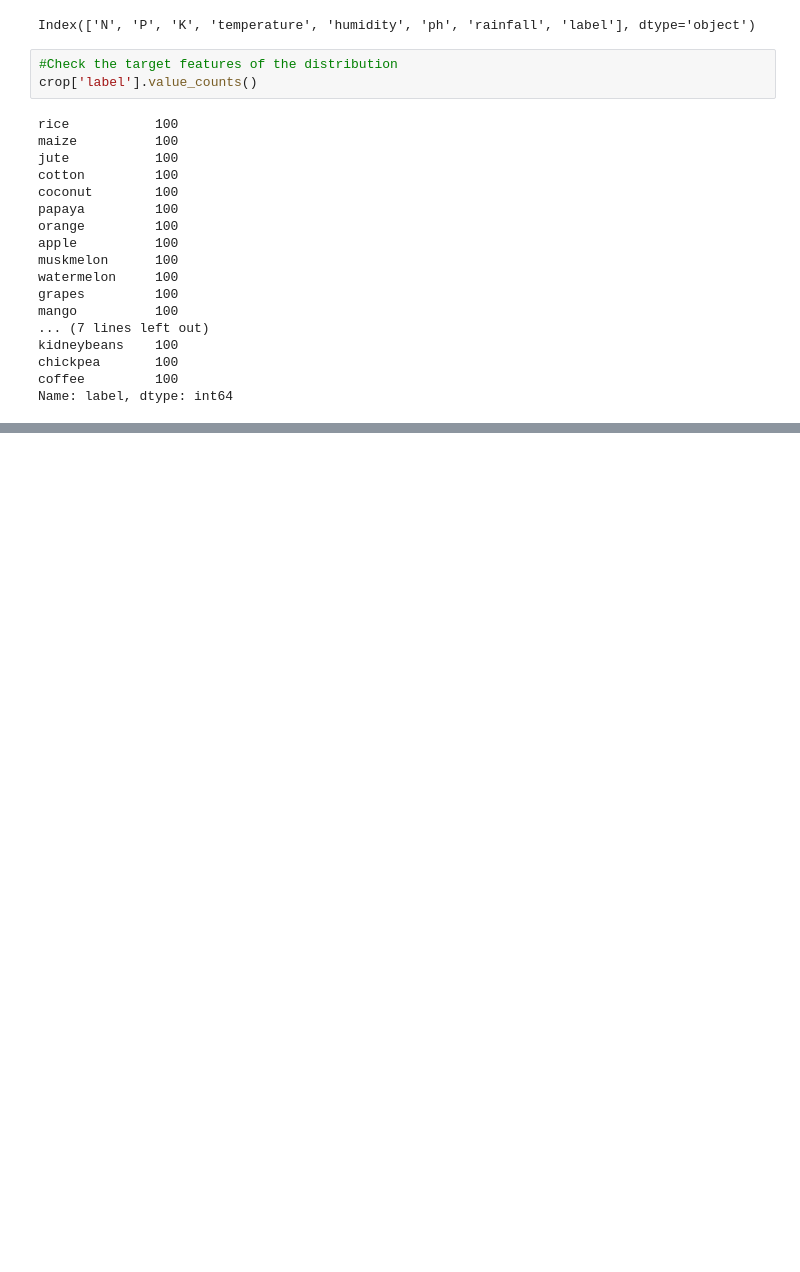
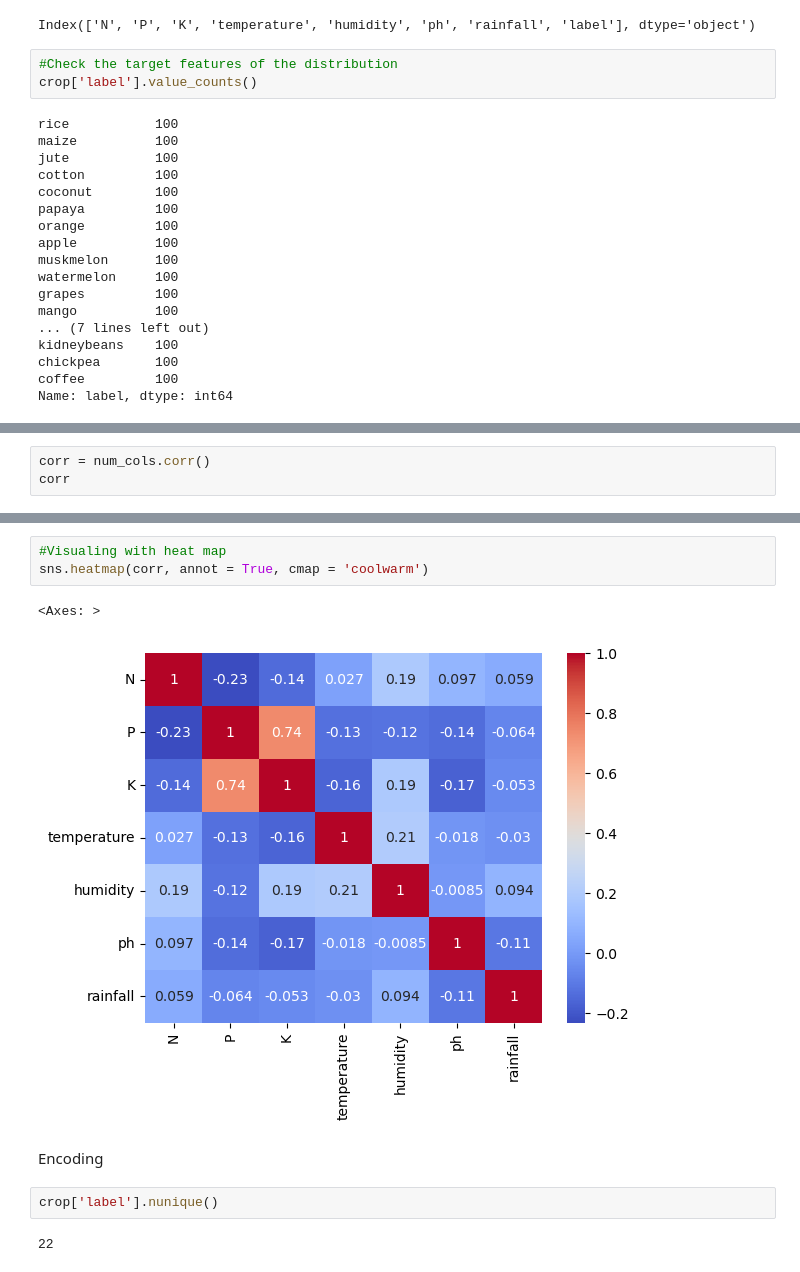
Before and after one commit to Shubhraweb89/Crop_Fertilizer_RS, a Jupyter notebook: crop.ipynb, the cells around one changed output, grey strips where cells are left out. Saved outputs shown, nothing was run; the diff lists cells and outputs as text; blank space fills up the shorter version.

```diff
--- a/crop.ipynb
+++ b/crop.ipynb
@@ -105,0 +149,3 @@ Name: label, dtype: int64
+# %%
+corr = num_cols.corr()
+corr
@@ -105,0 +161,12 @@ Name: label, dtype: int64
+# %%
+#Visualing with heat map
+sns.heatmap(corr, annot = True, cmap = 'coolwarm')
+# %% [output]
+<Axes: >
+[figure, added]
+# %% [markdown]
+Encoding
+# %%
+crop['label'].nunique()
+# %% [output]
+22
```
Also changed, not shown: parts of 10 cells of this notebook.
